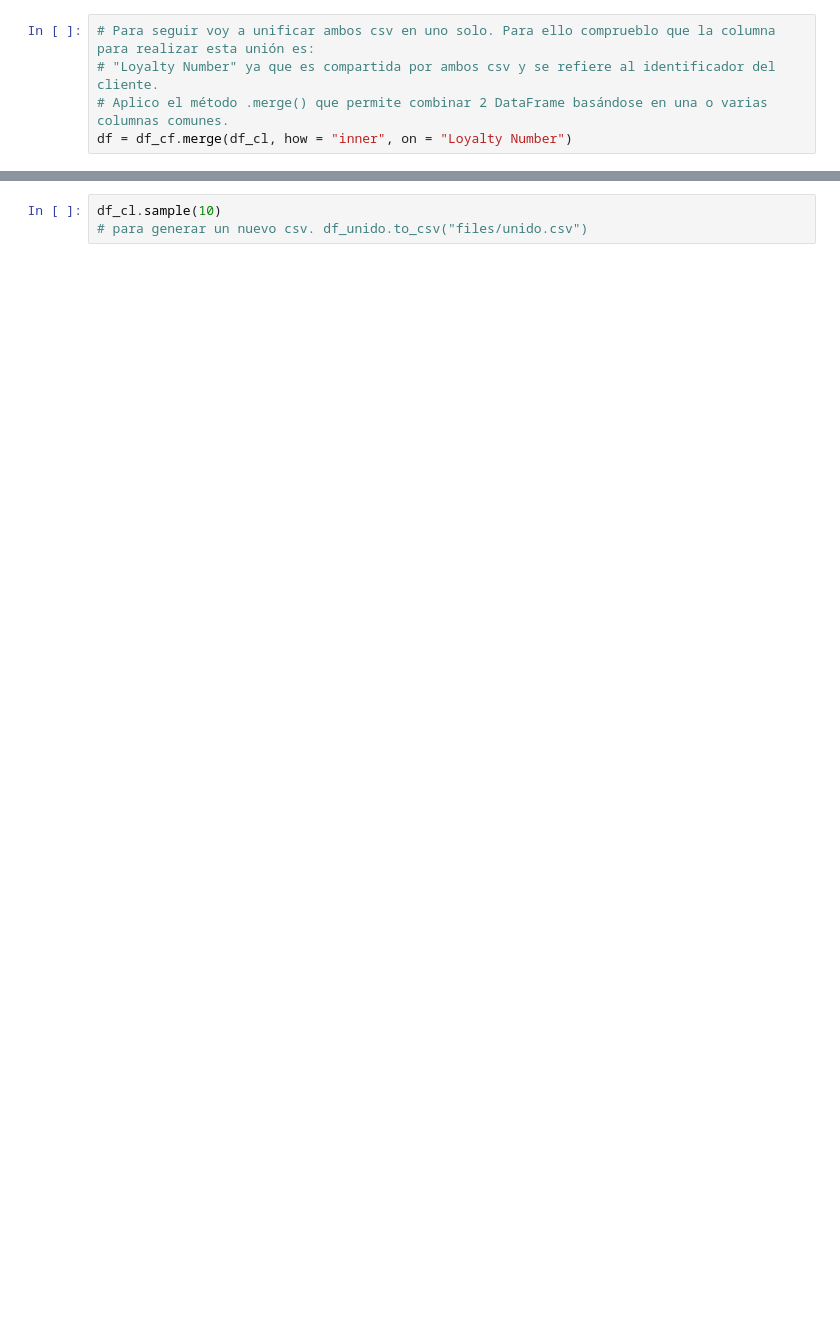
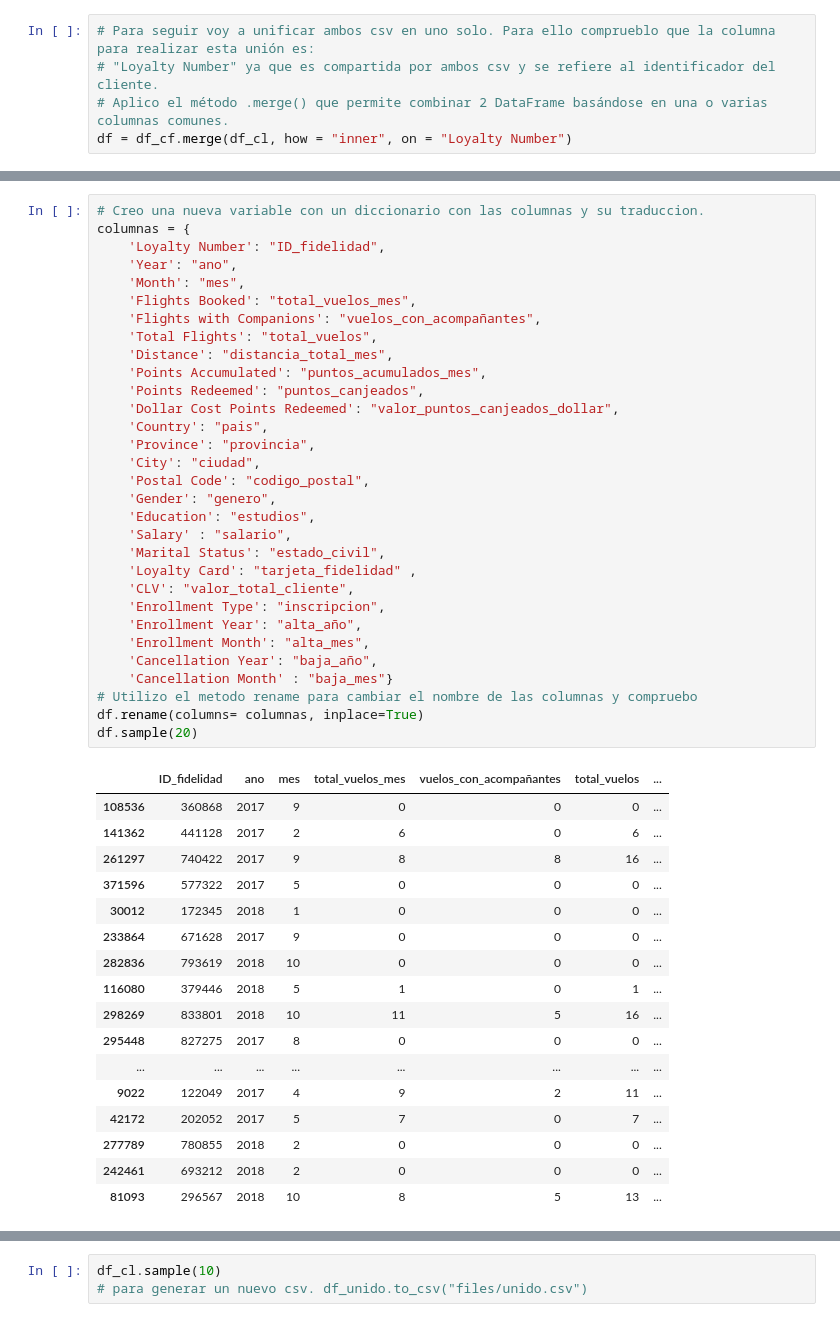
Before and after one commit to Adalab/bda-modulo-3-evaluacion-final-VeronicaVerdugo, a Jupyter notebook: M3-Evaluacion-VeronicaVerdugo.ipynb, the cells around one changed output, grey strips where cells are left out. Cells and saved outputs as stored; diff of their text form; blank space fills up the shorter version.

```diff
--- a/M3-Evaluacion-VeronicaVerdugo.ipynb
+++ b/M3-Evaluacion-VeronicaVerdugo.ipynb
@@ -60,0 +62,49 @@ df
+# %%
+# Creo una nueva variable con un diccionario con las columnas y su traduccion.
+columnas = {
+    'Loyalty Number': "ID_fidelidad",
+    'Year': "ano",
+    'Month': "mes",
+    'Flights Booked': "total_vuelos_mes",
+    'Flights with Companions': "vuelos_con_acompañantes",
+    'Total Flights': "total_vuelos",
+    'Distance': "distancia_total_mes",
+    'Points Accumulated': "puntos_acumulados_mes",
+    'Points Redeemed': "puntos_canjeados",
+    'Dollar Cost Points Redeemed': "valor_puntos_canjeados_dollar",
+    'Country': "pais",
+    'Province': "provincia",
+    'City': "ciudad",
+    'Postal Code': "codigo_postal",
+    'Gender': "genero",
+    'Education': "estudios",
+    'Salary' : "salario",
+    'Marital Status': "estado_civil",
+    'Loyalty Card': "tarjeta_fidelidad" ,
+    'CLV': "valor_total_cliente",
+    'Enrollment Type': "inscripcion",
+    'Enrollment Year': "alta_año",
+    'Enrollment Month': "alta_mes",
+    'Cancellation Year': "baja_año",
+    'Cancellation Month' : "baja_mes"}
+# Utilizo el metodo rename para cambiar el nombre de las columnas y compruebo
+df.rename(columns= columnas, inplace=True)
+df.sample(20)
+# %% [output]
+|  | ID_fidelidad | ano | mes | total_vuelos_mes | vuelos_con_acompañantes | total_vuelos | ... |
+| 108536 | 360868 | 2017 | 9 | 0 | 0 | 0 | ... |
+| 141362 | 441128 | 2017 | 2 | 6 | 0 | 6 | ... |
+| 261297 | 740422 | 2017 | 9 | 8 | 8 | 16 | ... |
+| 371596 | 577322 | 2017 | 5 | 0 | 0 | 0 | ... |
+| 30012 | 172345 | 2018 | 1 | 0 | 0 | 0 | ... |
+| 233864 | 671628 | 2017 | 9 | 0 | 0 | 0 | ... |
+| 282836 | 793619 | 2018 | 10 | 0 | 0 | 0 | ... |
+| 116080 | 379446 | 2018 | 5 | 1 | 0 | 1 | ... |
+| 298269 | 833801 | 2018 | 10 | 11 | 5 | 16 | ... |
+| 295448 | 827275 | 2017 | 8 | 0 | 0 | 0 | ... |
+| ... | ... | ... | ... | ... | ... | ... | ... |
+| 9022 | 122049 | 2017 | 4 | 9 | 2 | 11 | ... |
+| 42172 | 202052 | 2017 | 5 | 7 | 0 | 7 | ... |
+| 277789 | 780855 | 2018 | 2 | 0 | 0 | 0 | ... |
+| 242461 | 693212 | 2018 | 2 | 0 | 0 | 0 | ... |
+| 81093 | 296567 | 2018 | 10 | 8 | 5 | 13 | ... |
```
Also changed, not shown: parts of 21 cells of this notebook.
